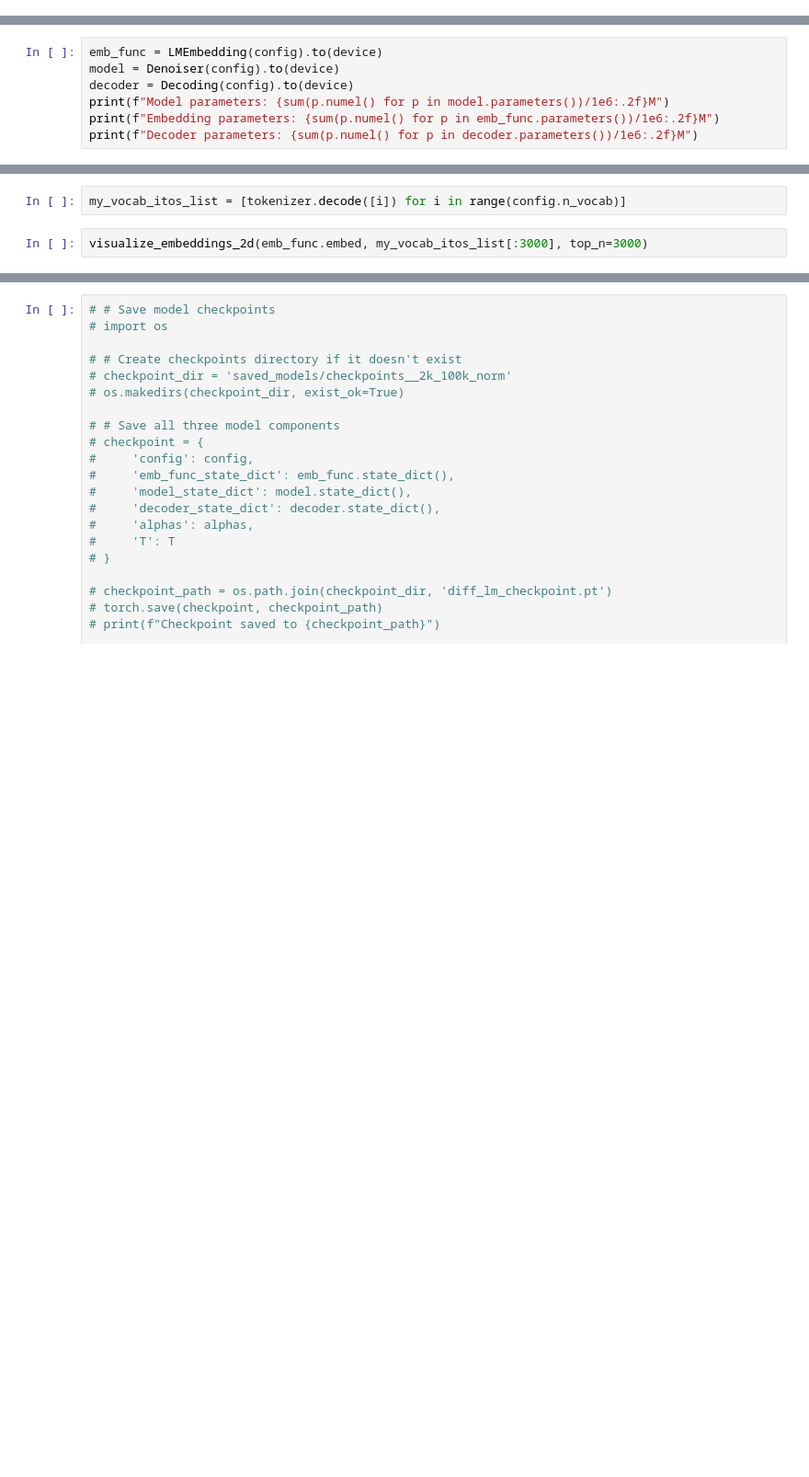
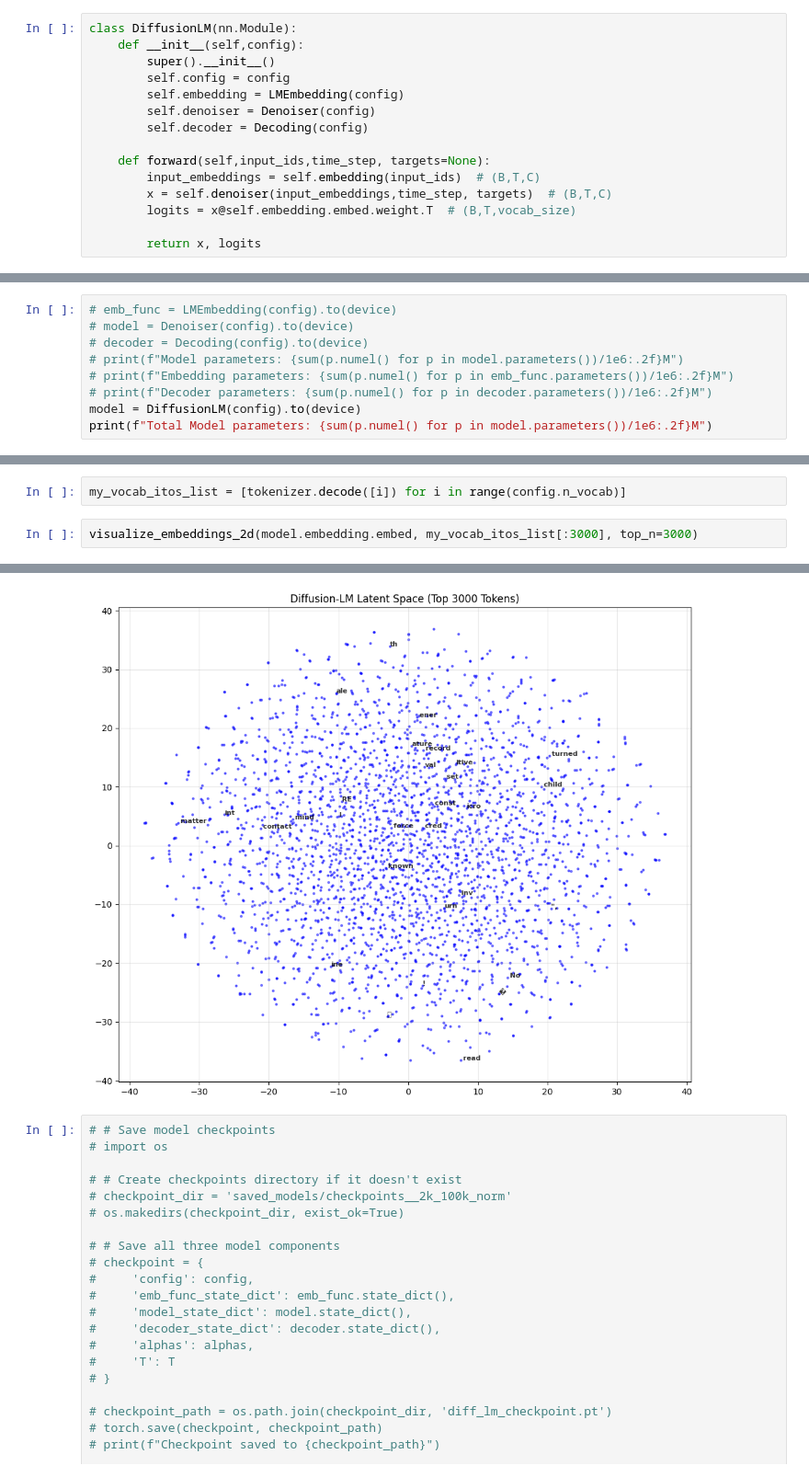
Before and after one commit to Utsab-2010/Diffusion-LM, a Jupyter notebook: gpt_diff.ipynb, the cells around one changed output, grey strips where cells are left out. Shown: that part at 92% size. Cells and saved outputs as stored; diff of their text form; blank space fills up the shorter version.

Commit message:
tried to improve it but I think the implementation might be ruined even more. will revert back to different models for decoding and encoding

```diff
--- a/gpt_diff.ipynb
+++ b/gpt_diff.ipynb
@@ -184,6 +188,21 @@ class Decoding(nn.Module):
         # x = F.softmax(x,dim=-1)
 
         return x
+# %%
+class DiffusionLM(nn.Module):
+    def __init__(self,config):
+        super().__init__()
+        self.config = config
+        self.embedding = LMEmbedding(config)
+        self.denoiser = Denoiser(config)
+        self.decoder = Decoding(config)
+
+    def forward(self,input_ids,time_step, targets=None):
+        input_embeddings = self.embedding(input_ids)  # (B,T,C)
+        x = self.denoiser(input_embeddings,time_step, targets)  # (B,T,C)
+        logits = x@self.embedding.embed.weight.T  # (B,T,vocab_size)
+
+        return x, logits
 # %% [markdown]
 ## Tokenizer
 # %%
@@ -208,7 +233,9 @@ print(config)
 # %%
-emb_func = LMEmbedding(config).to(device)
-model = Denoiser(config).to(device)
-decoder = Decoding(config).to(device)
-print(f"Model parameters: {sum(p.numel() for p in model.parameters())/1e6:.2f}M")
-print(f"Embedding parameters: {sum(p.numel() for p in emb_func.parameters())/1e6:.2f}M")
-print(f"Decoder parameters: {sum(p.numel() for p in decoder.parameters())/1e6:.2f}M")
+# emb_func = LMEmbedding(config).to(device)
+# model = Denoiser(config).to(device)
+# decoder = Decoding(config).to(device)
+# print(f"Model parameters: {sum(p.numel() for p in model.parameters())/1e6:.2f}M")
+# print(f"Embedding parameters: {sum(p.numel() for p in emb_func.parameters())/1e6:.2f}M")
+# print(f"Decoder parameters: {sum(p.numel() for p in decoder.parameters())/1e6:.2f}M")
+model = DiffusionLM(config).to(device)
+print(f"Total Model parameters: {sum(p.numel() for p in model.parameters())/1e6:.2f}M")
@@ -586,4 +664,5 @@ def visualize_embeddings_2d(emb_func, vocab_list, top_n=5000):
 # %%
 my_vocab_itos_list = [tokenizer.decode([i]) for i in range(config.n_vocab)]
 # %%
-visualize_embeddings_2d(emb_func.embed, my_vocab_itos_list[:3000], top_n=3000)
+visualize_embeddings_2d(model.embedding.embed, my_vocab_itos_list[:3000], top_n=3000)
+# %% [output]
@@ -590,3 +680,4 @@ visualize_embeddings_2d(emb_func.embed, my_vocab_itos_list[:3000], top_n=3000)
+[figure, added]
 # %%
 # # Save model checkpoints
 # import os
```
Also changed, not shown: parts of 17 cells of this notebook.
